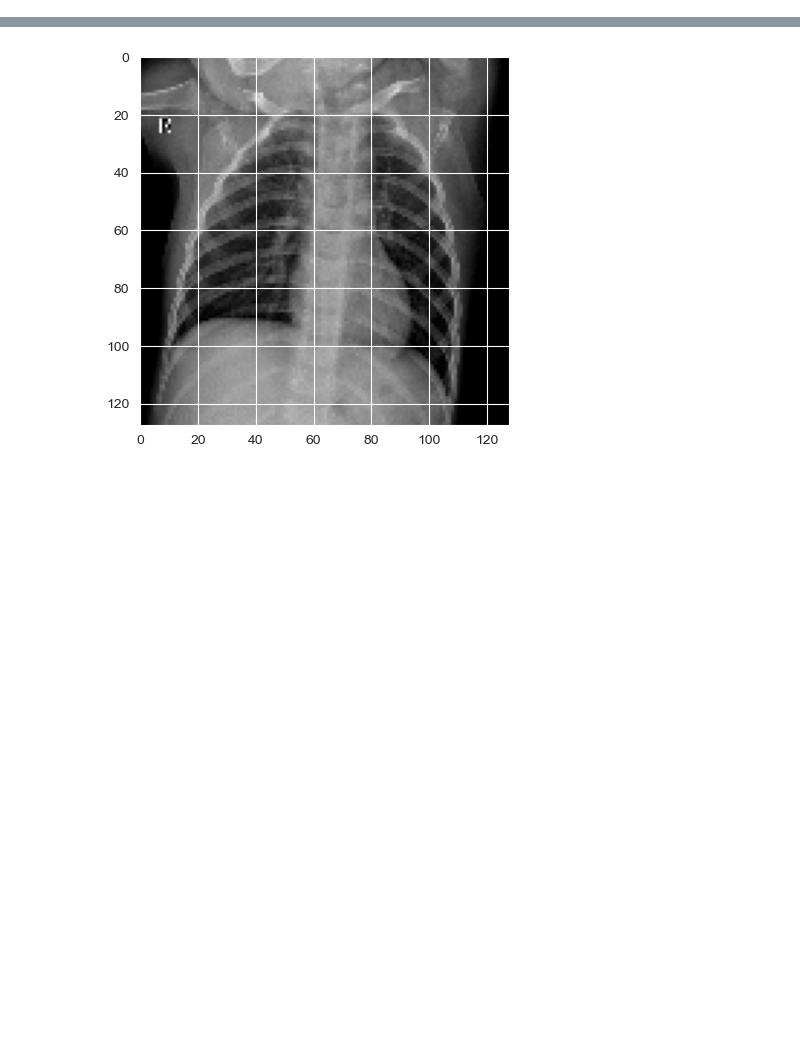
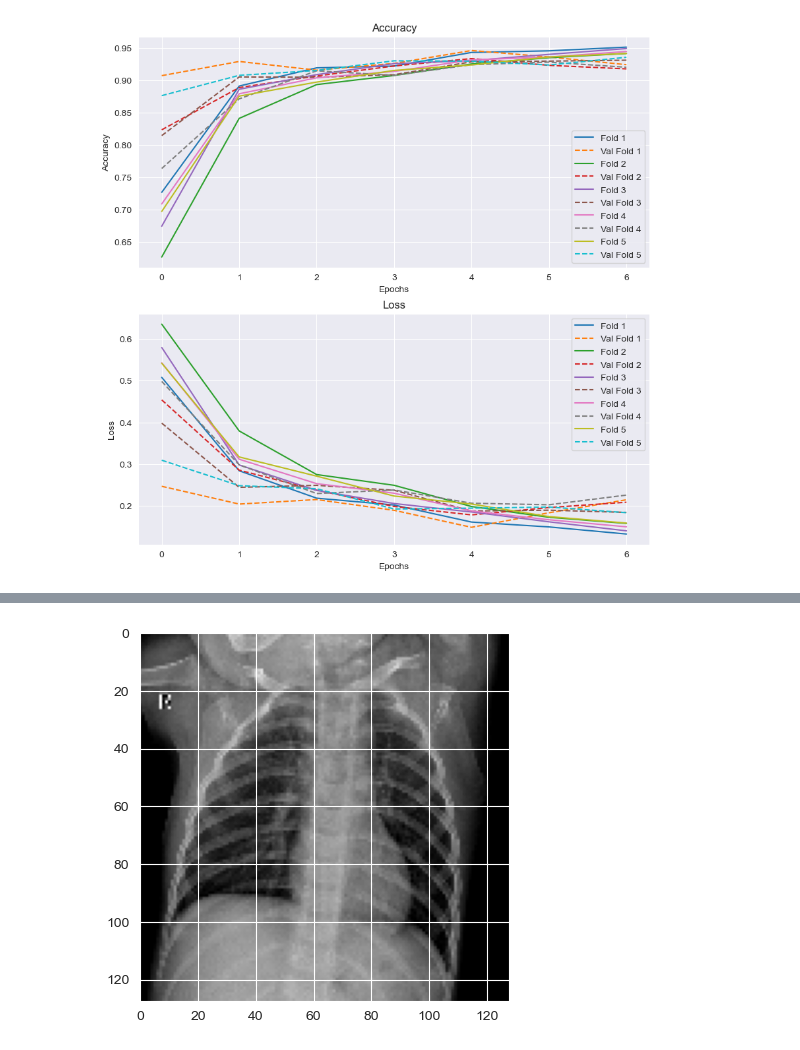
Before and after one commit to EliottClavier/T-DEV-810, a Jupyter notebook: hyperparameters/hyp_4_kfold_number/hyp_4_kfold_number_v1.ipynb, the cells around one changed output, grey strips where cells are left out. Saved outputs shown, nothing was run; the diff lists cells and outputs as text; code cells hidden in the pictures; blank space fills up the shorter version.

```diff
--- a/hyperparameters/hyp_4_kfold_number/hyp_4_kfold_number_v1.ipynb
+++ b/hyperparameters/hyp_4_kfold_number/hyp_4_kfold_number_v1.ipynb
@@ -220,3 +241,39 @@ Epoch 7/7
+# %%
+import matplotlib.pyplot as plt
+
+# Define the subplots for the different metrics
+fig, (ax1, ax2) = plt.subplots(2, 1, figsize=(10, 10))
+
+# Iterate through each fold and plot the accuracy and loss curves
+for i, history in enumerate(histories):
+    # Get the accuracy and loss data for this fold
+    accuracy = history['accuracy']
+    loss = history['loss']
+    val_accuracy = history['val_accuracy']
+    val_loss = history['val_loss']
+
+    # Plot the accuracy curve
+    ax1.plot(accuracy, label='Fold {}'.format(i+1))
+    ax1.plot(val_accuracy, label='Val Fold {}'.format(i+1), linestyle='--')
+
+    # Plot the loss curve
+    ax2.plot(loss, label='Fold {}'.format(i+1))
+    ax2.plot(val_loss, label='Val Fold {}'.format(i+1), linestyle='--')
+
+# Add labels and legends to the plots
+ax1.set_title('Accuracy')
+ax1.set_xlabel('Epochs')
+ax1.set_ylabel('Accuracy')
+ax1.legend()
+
+ax2.set_title('Loss')
+ax2.set_xlabel('Epochs')
+ax2.set_ylabel('Loss')
+ax2.legend()
+
+plt.show()
+# %% [output]
+[figure, added]
 # %%
 # Get accuracy scores for each fold (train and validation)
 loss = []
```
Also changed, not shown: parts of 18 cells of this notebook, 1 other file.
